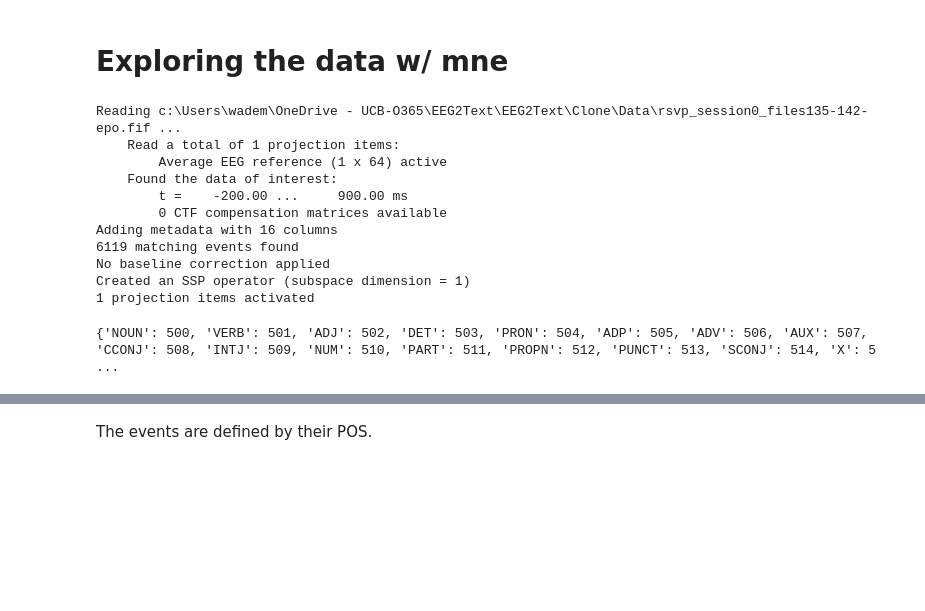
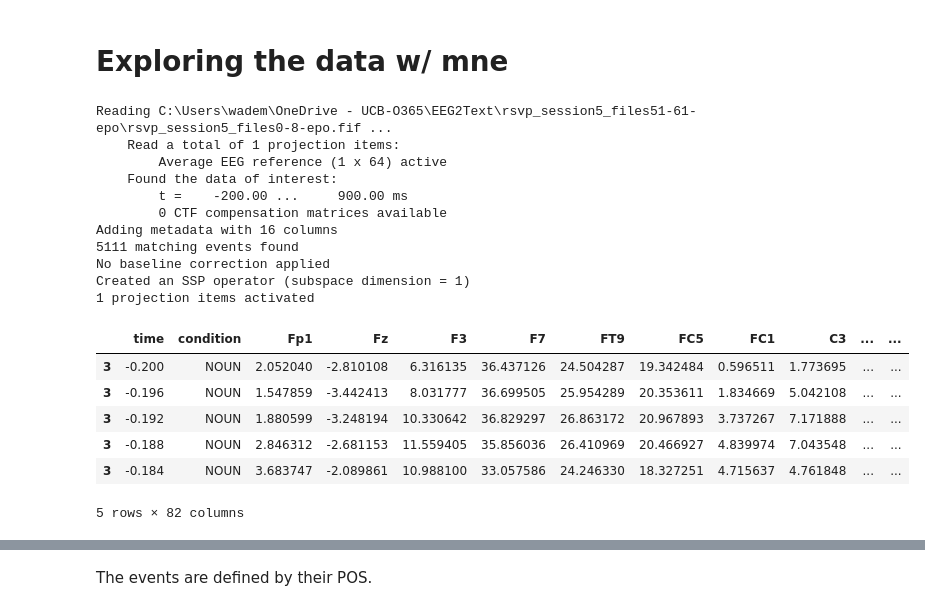
Before and after one commit to groshanr/EEG2Text, a Jupyter notebook: M_working.ipynb, the cells around one changed output, grey strips where cells are left out. Drawn from its saved outputs; the diff is of its cells as text; code cells hidden in the pictures; blank space fills up the shorter version.

Commit message:
More Semantic Module
Shaped the input data to feed into the smeantic module and edited the module to match it as well.

```diff
--- a/M_working.ipynb
+++ b/M_working.ipynb
@@ -5,23 +5,33 @@ import mne
 import numpy as np
 import pandas as pd
 import keras
+# %%
+epochs = mne.read_epochs("C:/Users/wadem/OneDrive - UCB-O365/EEG2Text/rsvp_session5_files51-61-epo/rsvp_session5_files0-8-epo.fif")
+# %% [output]
+Reading C:\Users\wadem\OneDrive - UCB-O365\EEG2Text\rsvp_session5_files51-61-epo\rsvp_session5_files0-8-epo.fif ...
+    Read a total of 1 projection items:
+        Average EEG reference (1 x 64) active
+    Found the data of interest:
+        t =    -200.00 ...     900.00 ms
+        0 CTF compensation matrices available
+Adding metadata with 16 columns
+5111 matching events found
+No baseline correction applied
+Created an SSP operator (subspace dimension = 1)
+1 projection items activated
 # %%
-epochs = mne.read_epochs("Data/rsvp_session0_files135-142-epo.fif")
 eeg_data = epochs.get_data() # NumPy array of shape [n_trials, n_electrodes, n_timepoints] with n_electrodes = 64, n_timepoints = 276 and n_trials is variable by each file.
+epochs_df = epochs.to_data_frame(index='epoch')
 metadata = epochs.metadata   # Pandas DataFrame
+combined_df = epochs_df.join(metadata)
+combined_df['word'] = combined_df['word'].astype('category')
-# %% [output]
-Reading c:\Users\wadem\OneDrive - UCB-O365\EEG2Text\EEG2Text\Clone\Data\rsvp_session0_files135-142-epo.fif ...
-    Read a total of 1 projection items:
-        Average EEG reference (1 x 64) active
-    Found the data of interest:
-        t =    -200.00 ...     900.00 ms
-        0 CTF compensation matrices available
-Adding metadata with 16 columns
-6119 matching events found
-No baseline correction applied
-Created an SSP operator (subspace dimension = 1)
-1 projection items activated
-# %%
-print(epochs.event_id)
-# %% [output]
-{'NOUN': 500, 'VERB': 501, 'ADJ': 502, 'DET': 503, 'PRON': 504, 'ADP': 505, 'ADV': 506, 'AUX': 507, 'CCONJ': 508, 'INTJ': 509, 'NUM': 510, 'PART': 511, 'PROPN': 512, 'PUNCT': 513, 'SCONJ': 514, 'X': 5 ...
+# %%
+combined_df.head()
+# %% [output]
+|  | time | condition | Fp1 | Fz | F3 | F7 | FT9 | FC5 | FC1 | C3 | ... | ... |
+| 3 | -0.200 | NOUN | 2.052040 | -2.810108 | 6.316135 | 36.437126 | 24.504287 | 19.342484 | 0.596511 | 1.773695 | ... | ... |
+| 3 | -0.196 | NOUN | 1.547859 | -3.442413 | 8.031777 | 36.699505 | 25.954289 | 20.353611 | 1.834669 | 5.042108 | ... | ... |
+| 3 | -0.192 | NOUN | 1.880599 | -3.248194 | 10.330642 | 36.829297 | 26.863172 | 20.967893 | 3.737267 | 7.171888 | ... | ... |
+| 3 | -0.188 | NOUN | 2.846312 | -2.681153 | 11.559405 | 35.856036 | 26.410969 | 20.466927 | 4.839974 | 7.043548 | ... | ... |
+| 3 | -0.184 | NOUN | 3.683747 | -2.089861 | 10.988100 | 33.057586 | 24.246330 | 18.327251 | 4.715637 | 4.761848 | ... | ... |
+5 rows × 82 columns
```
Also changed, not shown: parts of 15 cells of this notebook, 1 other file.
